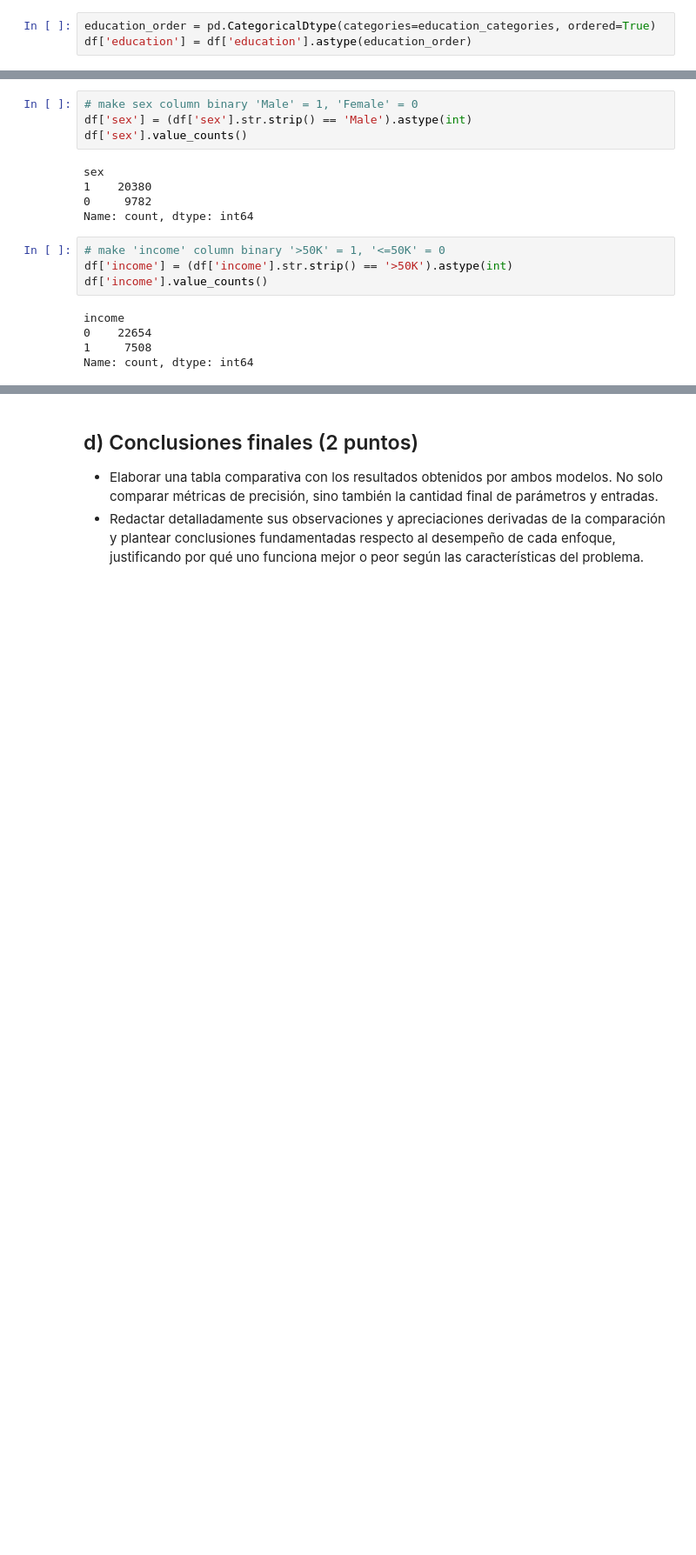
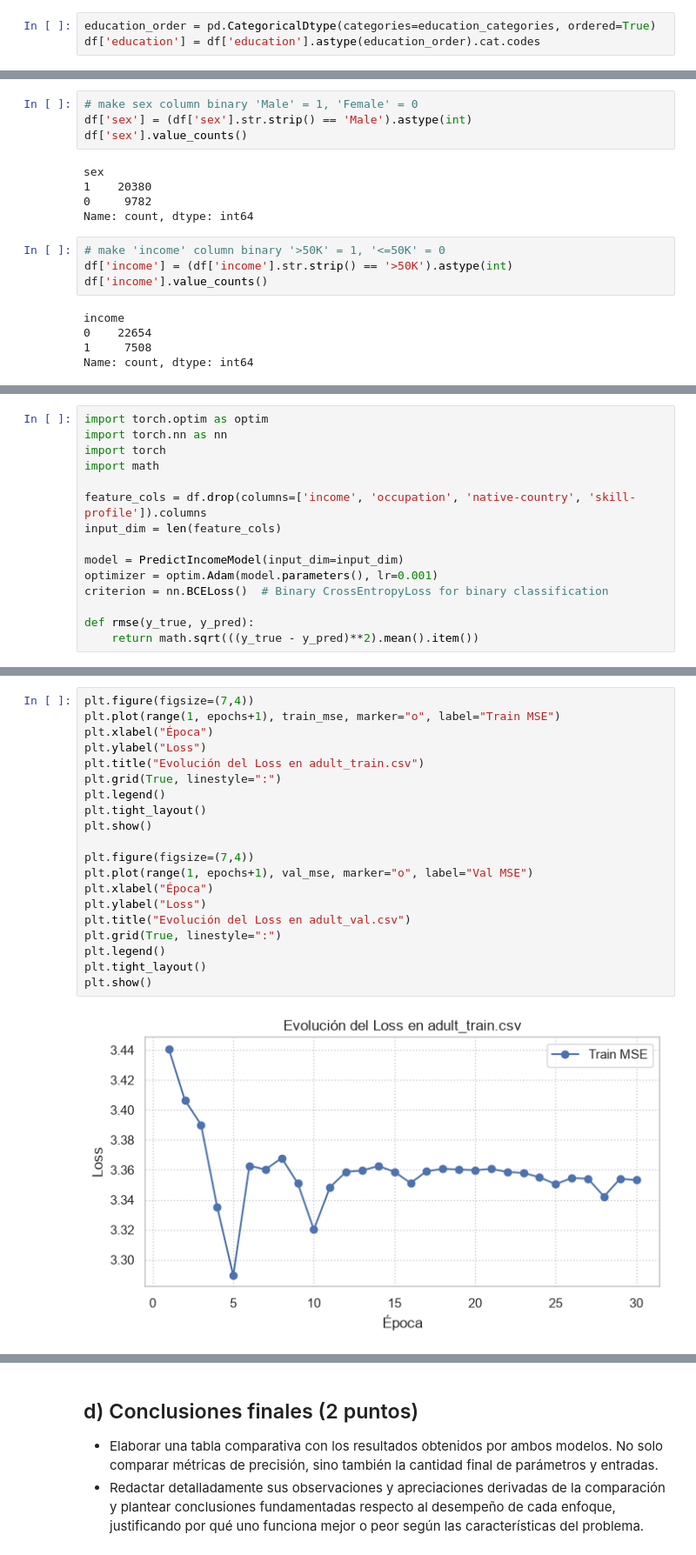
Before and after one commit to natonnelier/aprendizaje_profundo-tp2, a Jupyter notebook: RACCIATTI-MARINA-TONNELIER-NICOLAS.ipynb, the cells around one changed output, grey strips where cells are left out. Shown at 87% size. Cells and saved outputs as stored; diff of their text form; blank space fills up the shorter version.

Commit message:
model added

```diff
--- a/RACCIATTI-MARINA-TONNELIER-NICOLAS.ipynb
+++ b/RACCIATTI-MARINA-TONNELIER-NICOLAS.ipynb
@@ -436,7 +449,7 @@ df[nominal_cols] = df[nominal_cols].astype('category')
 Convertimos `education` en una categoría ordinal, usando el orden definido y validado más arriba.
 # %%
 education_order = pd.CategoricalDtype(categories=education_categories, ordered=True)
-df['education'] = df['education'].astype(education_order)
+df['education'] = df['education'].astype(education_order).cat.codes
 # %% [markdown]
 Aplicamos one-hot encoding a las columnas de baja cardinalidad (<10 valores únicos, sin orden lógico).
 # %%
@@ -484,0 +530,15 @@ Name: count, dtype: int64
+# %%
+import torch.optim as optim
+import torch.nn as nn
+import torch
+import math
+
+feature_cols = df.drop(columns=['income', 'occupation', 'native-country', 'skill-profile']).columns
+input_dim = len(feature_cols)
+
+model = PredictIncomeModel(input_dim=input_dim)
+optimizer = optim.Adam(model.parameters(), lr=0.001)
+criterion = nn.BCELoss()  # Binary CrossEntropyLoss for binary classification
+
+def rmse(y_true, y_pred):
+    return math.sqrt(((y_true - y_pred)**2).mean().item())
@@ -484,0 +615,22 @@ Name: count, dtype: int64
+# %%
+plt.figure(figsize=(7,4))
+plt.plot(range(1, epochs+1), train_mse, marker="o", label="Train MSE")
+plt.xlabel("Época")
+plt.ylabel("Loss")
+plt.title("Evolución del Loss en adult_train.csv")
+plt.grid(True, linestyle=":")
+plt.legend()
+plt.tight_layout()
+plt.show()
+
+plt.figure(figsize=(7,4))
+plt.plot(range(1, epochs+1), val_mse, marker="o", label="Val MSE")
+plt.xlabel("Época")
+plt.ylabel("Loss")
+plt.title("Evolución del Loss en adult_val.csv")
+plt.grid(True, linestyle=":")
+plt.legend()
+plt.tight_layout()
+plt.show()
+# %% [output]
+[figure, added]
```
Also changed, not shown: parts of 12 cells of this notebook.
